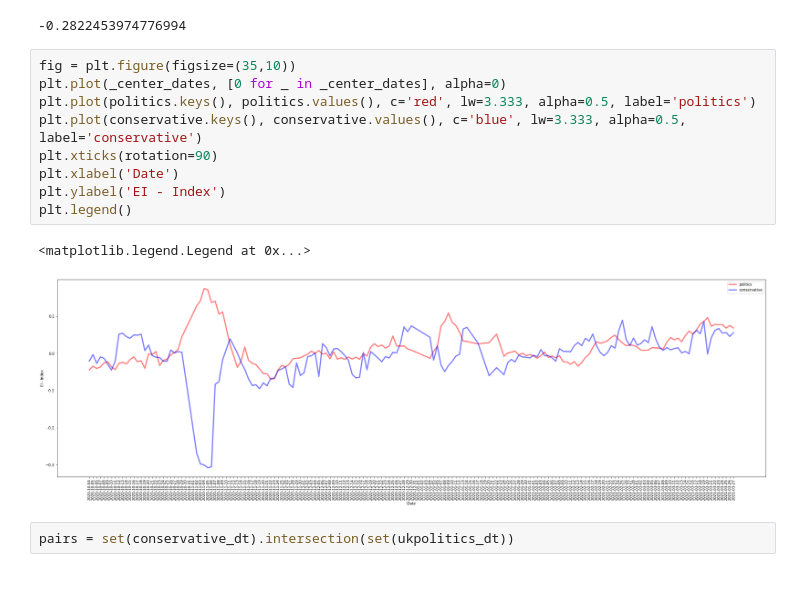
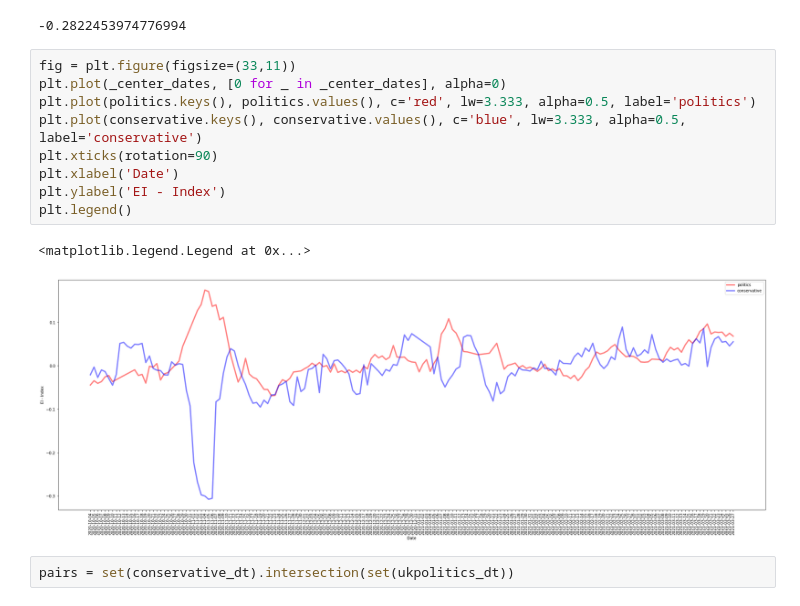
Before and after one commit to casonk/pushshift_python, a Jupyter notebook: Great_Lakes_HPC/ipynbs/insurrection/correlation.ipynb, the cells around one changed output. Saved outputs shown, nothing was run; the diff lists cells and outputs as text.

```diff
--- a/Great_Lakes_HPC/ipynbs/insurrection/correlation.ipynb
+++ b/Great_Lakes_HPC/ipynbs/insurrection/correlation.ipynb
@@ -244,17 +244,17 @@ correlation(politics.values(), conservative.values())
 # %% [output]
 -0.2822453974776994
 # %%
-fig = plt.figure(figsize=(35,10))
+fig = plt.figure(figsize=(33,11))
 plt.plot(_center_dates, [0 for _ in _center_dates], alpha=0)
 plt.plot(politics.keys(), politics.values(), c='red', lw=3.333, alpha=0.5, label='politics')
 plt.plot(conservative.keys(), conservative.values(), c='blue', lw=3.333, alpha=0.5, label='conservative')
 plt.xticks(rotation=90)
 plt.xlabel('Date')
 plt.ylabel('EI - Index')
 plt.legend()
 # %% [output]
 <matplotlib.legend.Legend at 0x...>
-[figure, old version]
+[figure, new version]
 # %%
 pairs = set(conservative_dt).intersection(set(ukpolitics_dt))
 # %%
```
Also changed, not shown: parts of 5 cells of this notebook.
